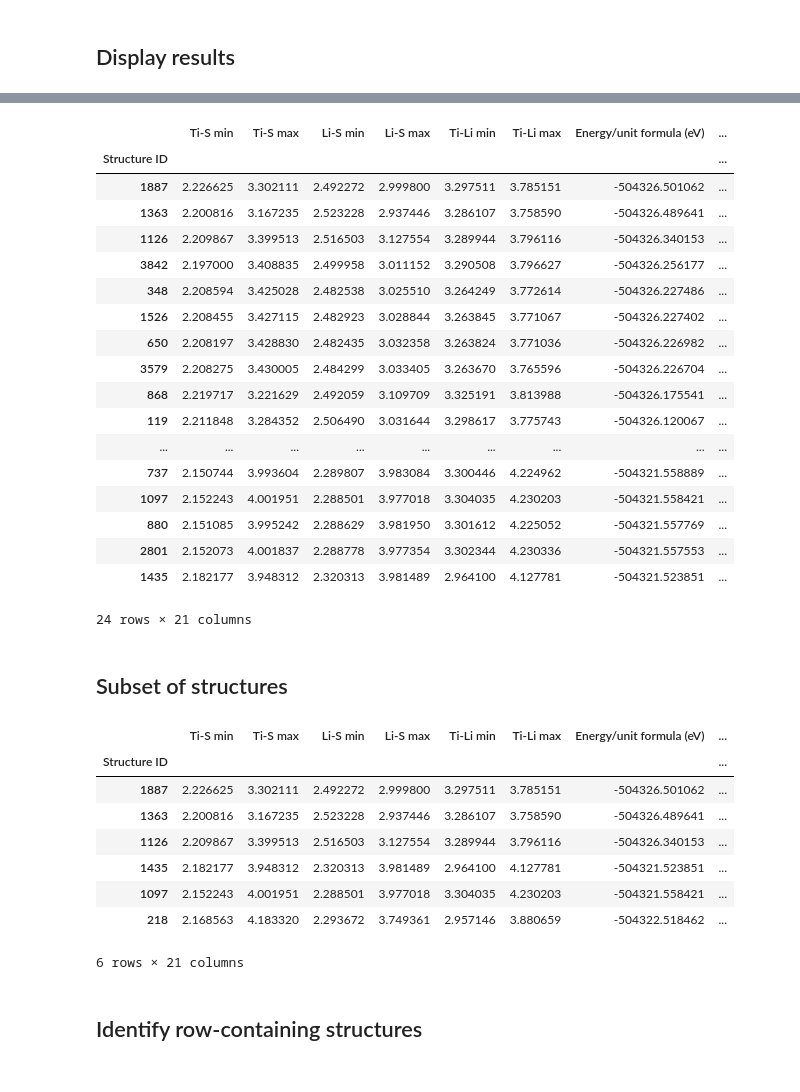
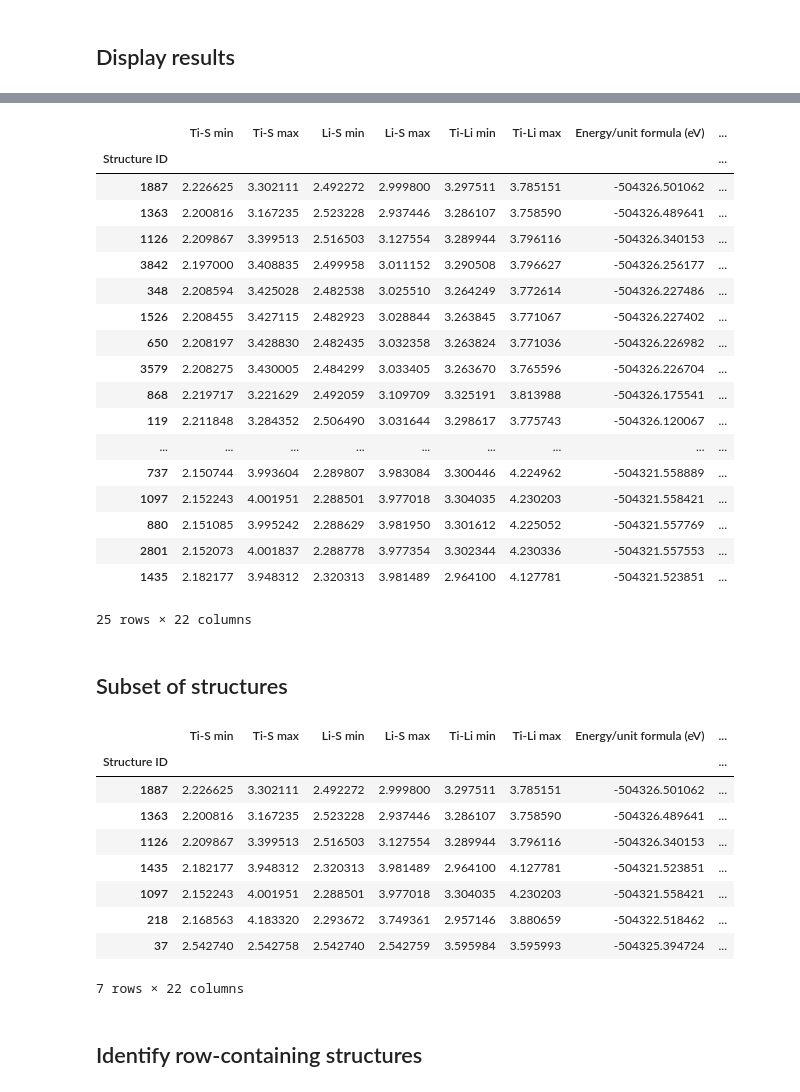
Before and after one commit to cmsg-icl/solid-solutions, a Jupyter notebook: Li2TiS.ipynb, the cells around one changed output, grey strips where cells are left out. Saved outputs shown, nothing was run; the diff lists cells and outputs as text; code cells hidden in the pictures.

Commit message:
Add structure 37

```diff
--- a/Li2TiS.ipynb
+++ b/Li2TiS.ipynb
@@ -96,7 +103,7 @@ for unique in dist_std_unique:
 ## Select the structures
 NB: the numbers used here refer to the numbering 1-4023.
 # %%
-selected_structures = [2, 119, 127, 218, 348, 650, 721, 737, 840, 848, 868, 880, 1097, 1126,
+selected_structures = [2, 37, 119, 127, 218, 348, 650, 721, 737, 840, 848, 868, 880, 1097, 1126,
                         1363, 1435, 1526, 1639, 1688, 1887, 2312, 2801, 3579, 3842]
 # %% [markdown]
 ## Plot the average Ti-Ti distance vs the Ti-Ti distance std
@@ -170,7 +173,7 @@ plt.show()
 # %% [output]
 [figure]
 # %%
-description = ['Ti rows','Dispersed', 'Ti spiral','Ti rows',
+description = ['Ti rows','Ti rows','Dispersed', 'Ti spiral','Ti rows',
                'Dispersed','Dispersed','Ti rows','Ti rows',
                'Dispersed','Ti rows','Dispersed','Vicinal Ti rows',
                'Ti Planes (1 0 0)','Dispersed','Dispersed','Ti rows','Dispersed',
@@ -180,8 +183,8 @@ description = ['Ti rows','Dispersed', 'Ti spiral','Ti rows',
 # %%
 cry_input = Crystal_input('data/calculations/optgeom/optgeom_file.d12')
 for structure in selected_structures:
-    write_cry_gui('data/calculations/optgeom/LTS_%s_B3LYP_Ahl_b.gui'%structure,structures[structure-1])
-    write_cry_input('data/calculations/optgeom/LTS_%s_B3LYP_Ahl_b.d12'%structure,crystal_input=cry_input)
+    write_cry_gui('data/calculations/optgeom/LTS_%s_B3LYP_Ahl_b.gui_inp'%structure,structures[structure-1])
+    write_crystal_input('data/calculations/optgeom/LTS_%s_B3LYP_Ahl_b.d12'%structure,crystal_input=cry_input)
 # %% [markdown]
 ## Optimised structure analysis - geometry
 # %%
@@ -351,7 +337,8 @@ df = pd.DataFrame(list(zip(ti_s_distance_min,ti_s_distance_max,
                           energy,np.round(energy_norm,3),np.round(band_gap,3),
                            a,b,c,
                            alpha,beta,gamma,
-                           volume_prim,volume_conv,
+                           volume_prim, volume_conv,
+                           np.array(volume_conv)/volume_conv,
                            mulliken_ti,mulliken_li,mulliken_s,
                            description,
                            )),
@@ -363,6 +350,7 @@ df = pd.DataFrame(list(zip(ti_s_distance_min,ti_s_distance_max,
                           'Band Gap (eV)',
                           'a','b','c','alpha','beta','gamma',
                           'volume prim','volume conv',
+                          'volume percent',
                           'mulliken Ti','mulliken Li','mulliken S',
                           'Description',
                           ],
@@ -392,21 +380,22 @@ display(df)
 | 880 | 2.151085 | 3.995242 | 2.288629 | 3.981950 | 3.301612 | 4.225052 | -504321.557769 | ... |
 | 2801 | 2.152073 | 4.001837 | 2.288778 | 3.977354 | 3.302344 | 4.230336 | -504321.557553 | ... |
 | 1435 | 2.182177 | 3.948312 | 2.320313 | 3.981489 | 2.964100 | 4.127781 | -504321.523851 | ... |
-24 rows × 21 columns
+25 rows × 22 columns
 # %% [markdown]
 ## Subset of structures
 # %%
-df.loc[[1887,1363,1126,1435,1097,218]]
+df.loc[[1887,1363,1126,1435,1097,218,37]]
 # %% [output]
 |  | Ti-S min | Ti-S max | Li-S min | Li-S max | Ti-Li min | Ti-Li max | Energy/unit formula (eV) | ... |
 | Structure ID |  |  |  |  |  |  |  | ... |
 | 1887 | 2.226625 | 3.302111 | 2.492272 | 2.999800 | 3.297511 | 3.785151 | -504326.501062 | ... |
 | 1363 | 2.200816 | 3.167235 | 2.523228 | 2.937446 | 3.286107 | 3.758590 | -504326.489641 | ... |
 | 1126 | 2.209867 | 3.399513 | 2.516503 | 3.127554 | 3.289944 | 3.796116 | -504326.340153 | ... |
 | 1435 | 2.182177 | 3.948312 | 2.320313 | 3.981489 | 2.964100 | 4.127781 | -504321.523851 | ... |
 | 1097 | 2.152243 | 4.001951 | 2.288501 | 3.977018 | 3.304035 | 4.230203 | -504321.558421 | ... |
 | 218 | 2.168563 | 4.183320 | 2.293672 | 3.749361 | 2.957146 | 3.880659 | -504322.518462 | ... |
+| 37 | 2.542740 | 2.542758 | 2.542740 | 2.542759 | 3.595984 | 3.595993 | -504325.394724 | ... |
-6 rows × 21 columns
+7 rows × 22 columns
 # %% [markdown]
 ## Identify row-containing structures
 # %%
```
Also changed, not shown: parts of 18 cells of this notebook.
